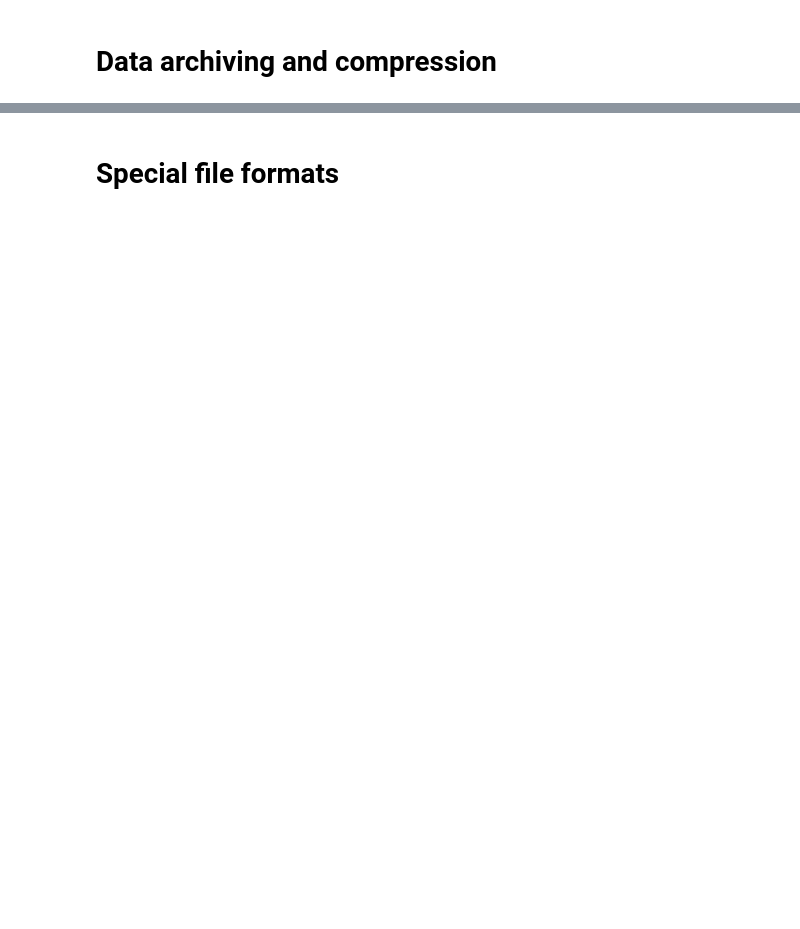
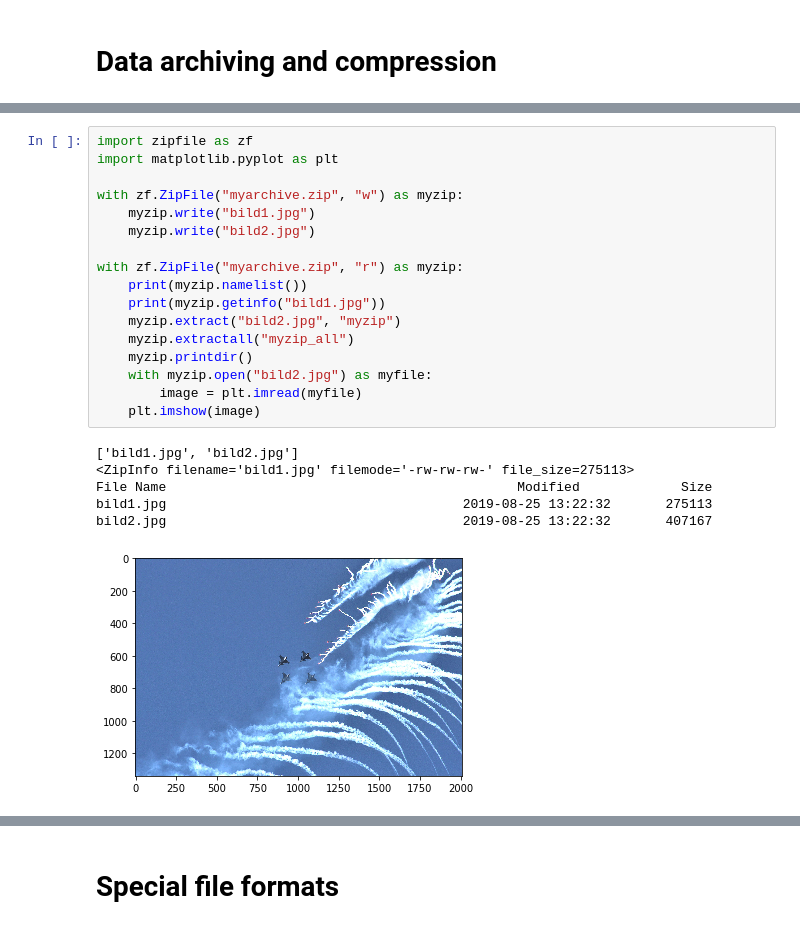
Before and after one commit to jonaslindemann/guide_to_python, a Jupyter notebook: chapters/kapitel4/notebook/Builtin functions.ipynb, the cells around one changed output, grey strips where cells are left out. Saved outputs shown, nothing was run; the diff lists cells and outputs as text; blank space fills up the shorter version.

```diff
--- a/chapters/kapitel4/notebook/Builtin functions.ipynb
+++ b/chapters/kapitel4/notebook/Builtin functions.ipynb
@@ -381,0 +801,24 @@ OSError: [Errno 9] Bad file descriptor
+# %%
+import zipfile as zf
+import matplotlib.pyplot as plt
+
+with zf.ZipFile("myarchive.zip", "w") as myzip:
+    myzip.write("bild1.jpg")
+    myzip.write("bild2.jpg")
+
+with zf.ZipFile("myarchive.zip", "r") as myzip:
+    print(myzip.namelist())
+    print(myzip.getinfo("bild1.jpg"))
+    myzip.extract("bild2.jpg", "myzip")
+    myzip.extractall("myzip_all")
+    myzip.printdir()
+    with myzip.open("bild2.jpg") as myfile:
+        image = plt.imread(myfile)
+    plt.imshow(image)
+# %% [output]
+['bild1.jpg', 'bild2.jpg']
+<ZipInfo filename='bild1.jpg' filemode='-rw-rw-rw-' file_size=275113>
+File Name                                             Modified             Size
+bild1.jpg                                      2019-08-25 13:22:32       275113
+bild2.jpg                                      2019-08-25 13:22:32       407167
+[figure, added]
```
Also changed, not shown: parts of 35 cells of this notebook, 22 other files.
